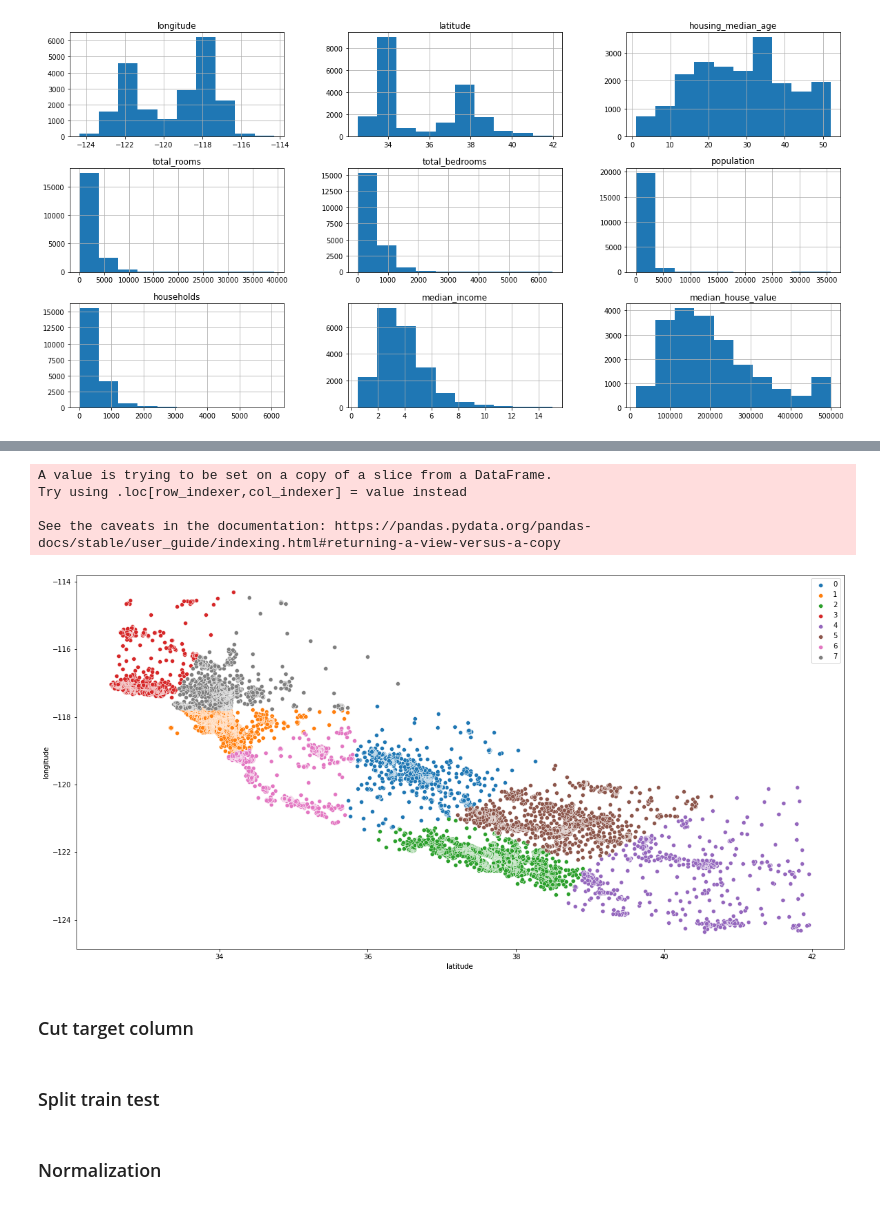
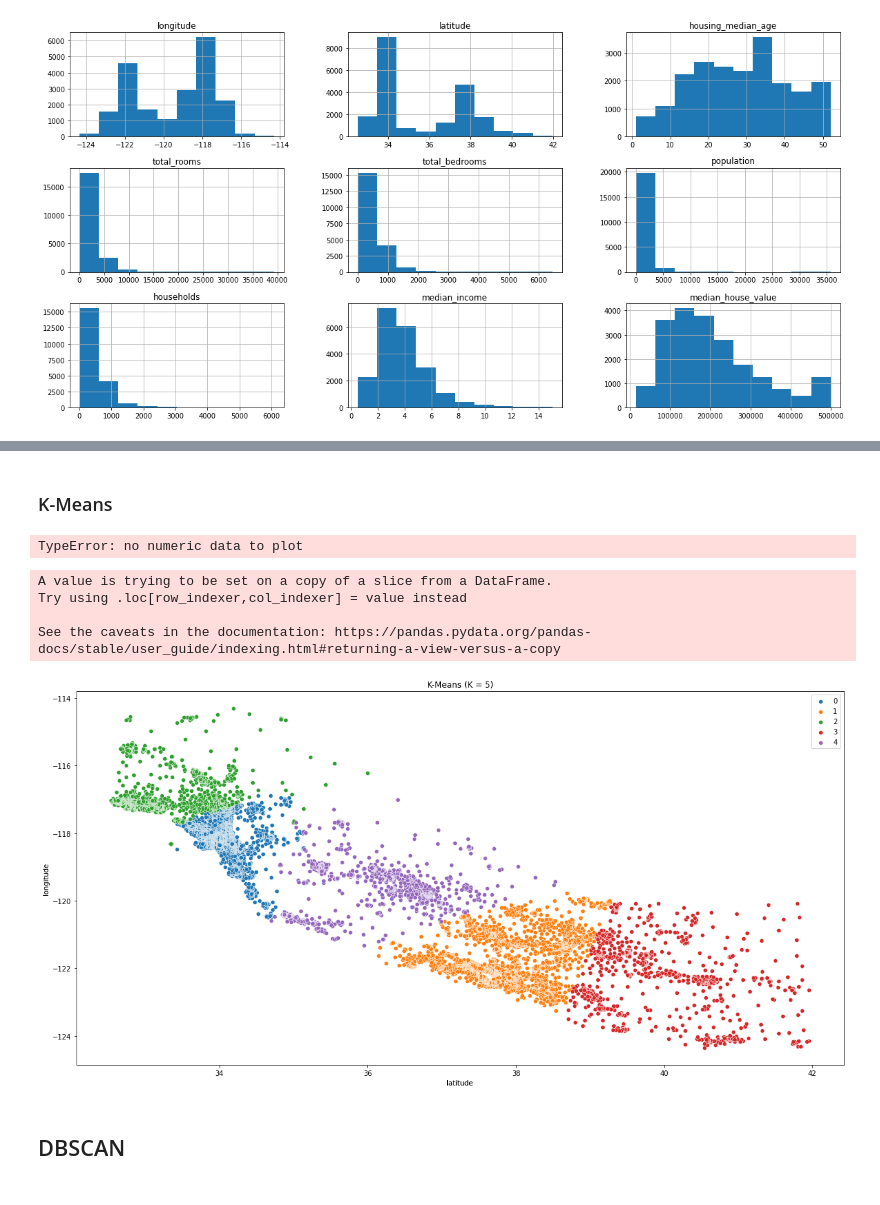
Before and after one commit to amyrmahdy/pets, a Jupyter notebook: AI/clustering/house_price/main.ipynb, the cells around one changed output, grey strips where cells are left out. Saved outputs shown, nothing was run; the diff lists cells and outputs as text; code cells hidden in the pictures.

Commit message:
Update main file. Kmeans and DBSCAN added.

```diff
--- a/AI/clustering/house_price/main.ipynb
+++ b/AI/clustering/house_price/main.ipynb
@@ -93,4 +106,7 @@ df = pd.get_dummies(df, columns = ["ocean_proximity"], drop_first = True)
 # %%
 # drop nan values
 df = df.dropna(axis = 0)
+# %%
+# select target columns
+df_target = df[["latitude", "longitude"]]
 # %% [markdown]
@@ -104,19 +114,34 @@ plt.show()
+# %% [markdown]
+### K-Means
+# %%
+# find optimal k using elbow method
+elbow_k = []
+for i in range(1,20):
+    kmeans = KMeans(n_clusters = i, max_iter = 600)
+    kmeans.fit(df_target)
+    # squared error
+    elbow_k.append([i,kmeans.inertia_])
+# %%
+elbow_k_df = pd.DataFrame(elbow_k, columns = ["n_clusters", "cost"])
+elbow_k_df.plot(x = "n_clusters", y = "cost", figsize = (20,10))
+plt.show()
+# %% [output]
+TypeError: no numeric data to plot
 # %%
+# Five choosen
 fig, ax = plt.subplots(figsize = (20,10))
-df_asli = df[["latitude", "longitude"]]
-kmeans = KMeans(n_clusters = 8)
-kmeans.fit(df_asli)
+kmeans = KMeans(n_clusters = 5)
+kmeans.fit(df_target)
 kmeans_labels = kmeans.labels_
-df_asli["labels"] = kmeans.labels_
-unique_labels = np.unique(kmeans_labels)
-for i in range(len(unique_labels)):
-    sns.scatterplot(df_asli[df_asli["labels"] == i], x = "latitude", y = "longitude", label = i)
+df_target["labels"] = kmeans.labels_
+unique_labels_kmeans = np.unique(kmeans_labels)
+for i in range(len(unique_labels_kmeans)):
+    sns.scatterplot(df_target[df_target["labels"] == i], x = "latitude", y = "longitude", label = i)
+ax.set_title("K-Means (K = 5)")
 plt.show()
 # %% [output]
 A value is trying to be set on a copy of a slice from a DataFrame.
 Try using .loc[row_indexer,col_indexer] = value instead
 
 See the caveats in the documentation: https://pandas.pydata.org/pandas-docs/stable/user_guide/indexing.html#returning-a-view-versus-a-copy
-[figure, old version]
+[figure, new version]
-# %% [markdown]
-### Cut target column
@@ -127,2 +147,0 @@ X = df.drop(["median_house_value"], axis = 1)
-# %% [markdown]
-### Split train test
@@ -131,2 +148,2 @@ X_train, X_test, y_train, y_test = train_test_split(X,y, test_size = 0.25, rando
 # %% [markdown]
-### Normalization
+## DBSCAN
```
Also changed, not shown: parts of 18 cells of this notebook.
